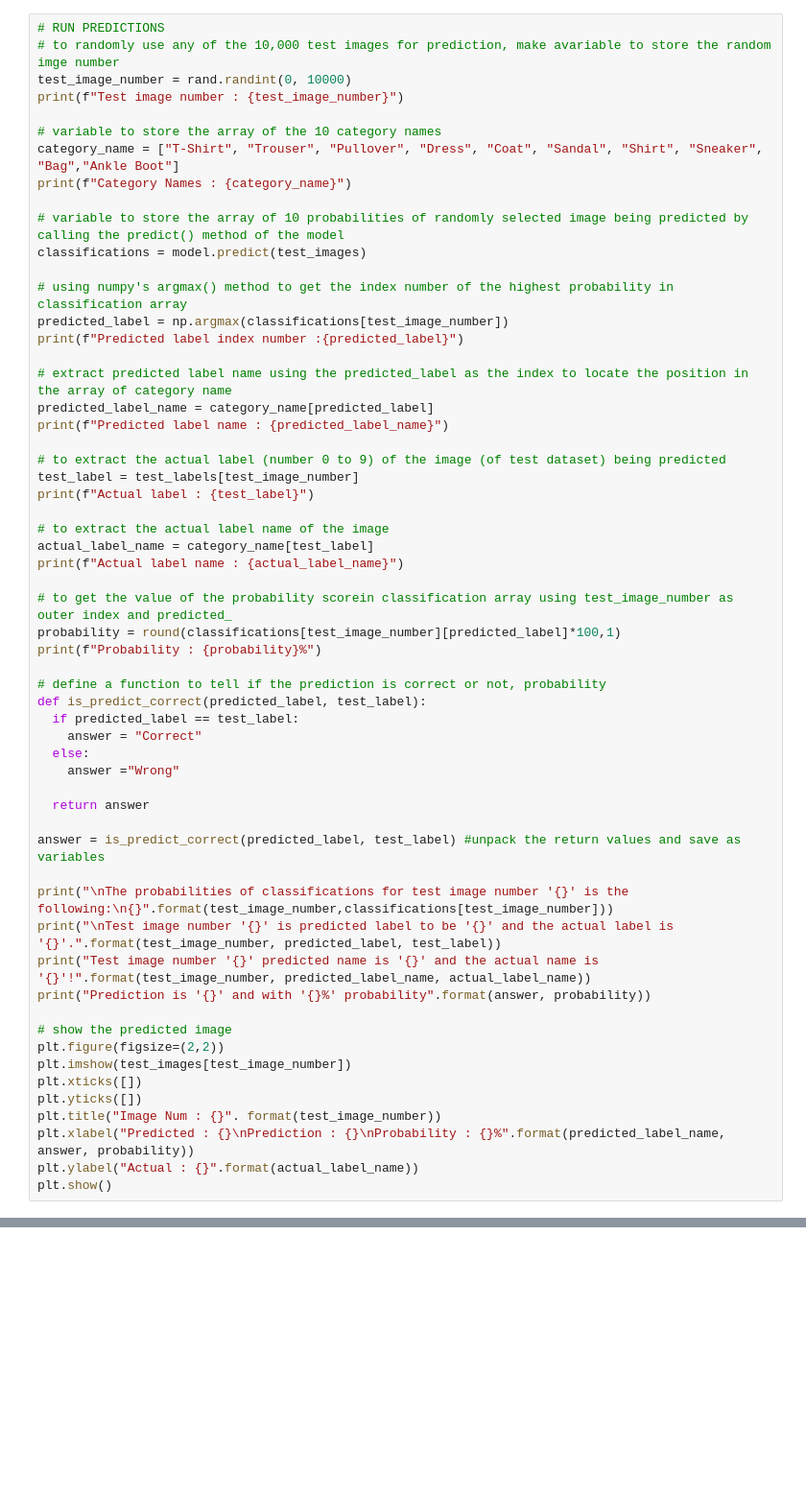
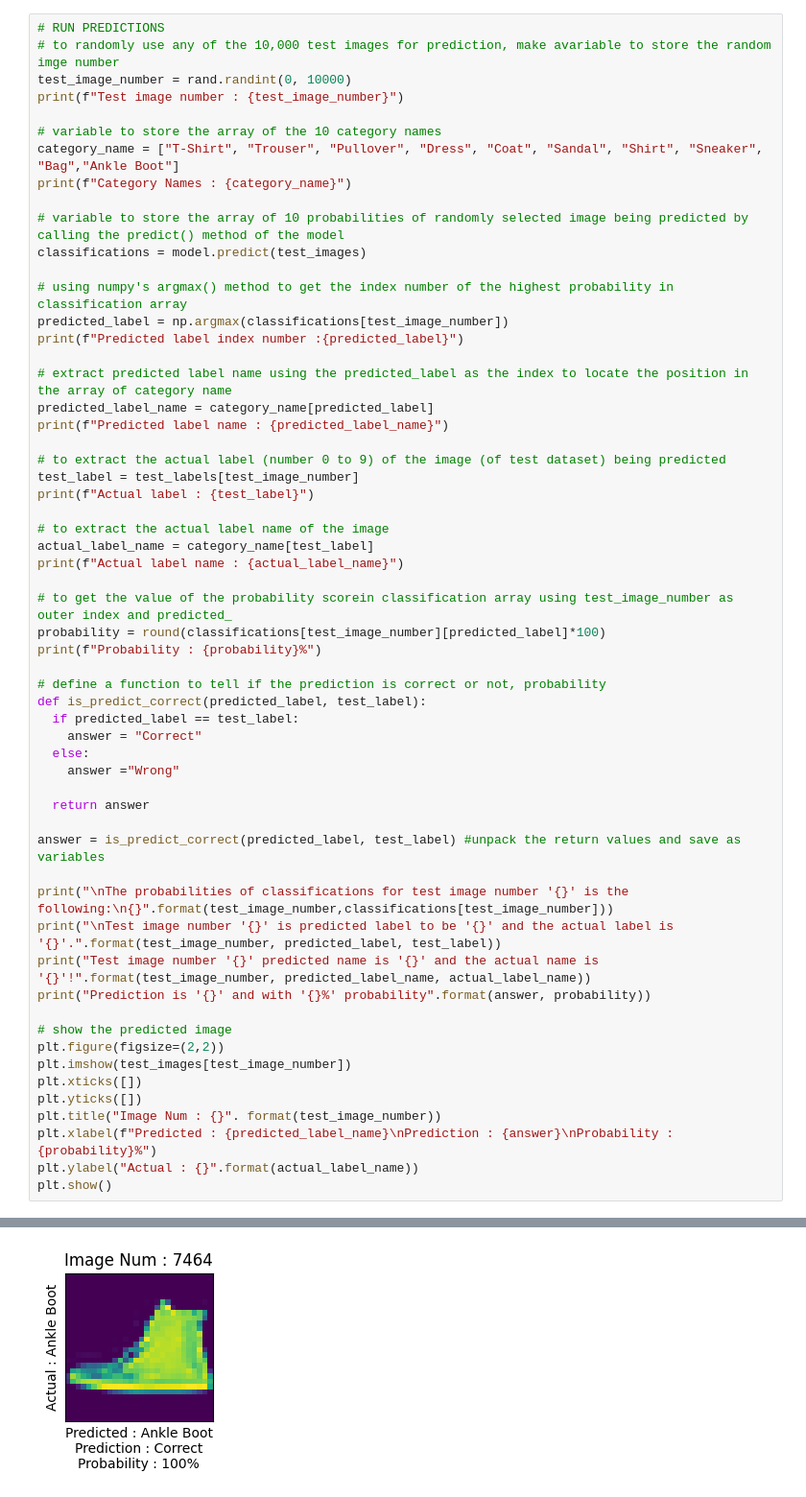
Before and after one commit to CresGallego/neural_network, a Jupyter notebook: neural_network_model.ipynb, the cells around one changed output, grey strips where cells are left out. Shown at 96% size. Saved outputs shown, nothing was run; the diff lists cells and outputs as text; blank space fills up the shorter version.

```diff
--- a/neural_network_model.ipynb
+++ b/neural_network_model.ipynb
@@ -82,7 +108,7 @@ actual_label_name = category_name[test_label]
 print(f"Actual label name : {actual_label_name}")
 
 # to get the value of the probability scorein classification array using test_image_number as outer index and predicted_
-probability = round(classifications[test_image_number][predicted_label]*100,1)
+probability = round(classifications[test_image_number][predicted_label]*100)
 print(f"Probability : {probability}%")
 
 # define a function to tell if the prediction is correct or not, probability
@@ -107,6 +133,7 @@ plt.imshow(test_images[test_image_number])
 plt.xticks([])
 plt.yticks([])
 plt.title("Image Num : {}". format(test_image_number))
-plt.xlabel("Predicted : {}\nPrediction : {}\nProbability : {}%".format(predicted_label_name, answer, probability))
+plt.xlabel(f"Predicted : {predicted_label_name}\nPrediction : {answer}\nProbability : {probability}%")
 plt.ylabel("Actual : {}".format(actual_label_name))
 plt.show()
+# %% [output]
@@ -112,0 +156 @@ plt.show()
+[figure, added]
```
Also changed, not shown: parts of 2 cells of this notebook.
